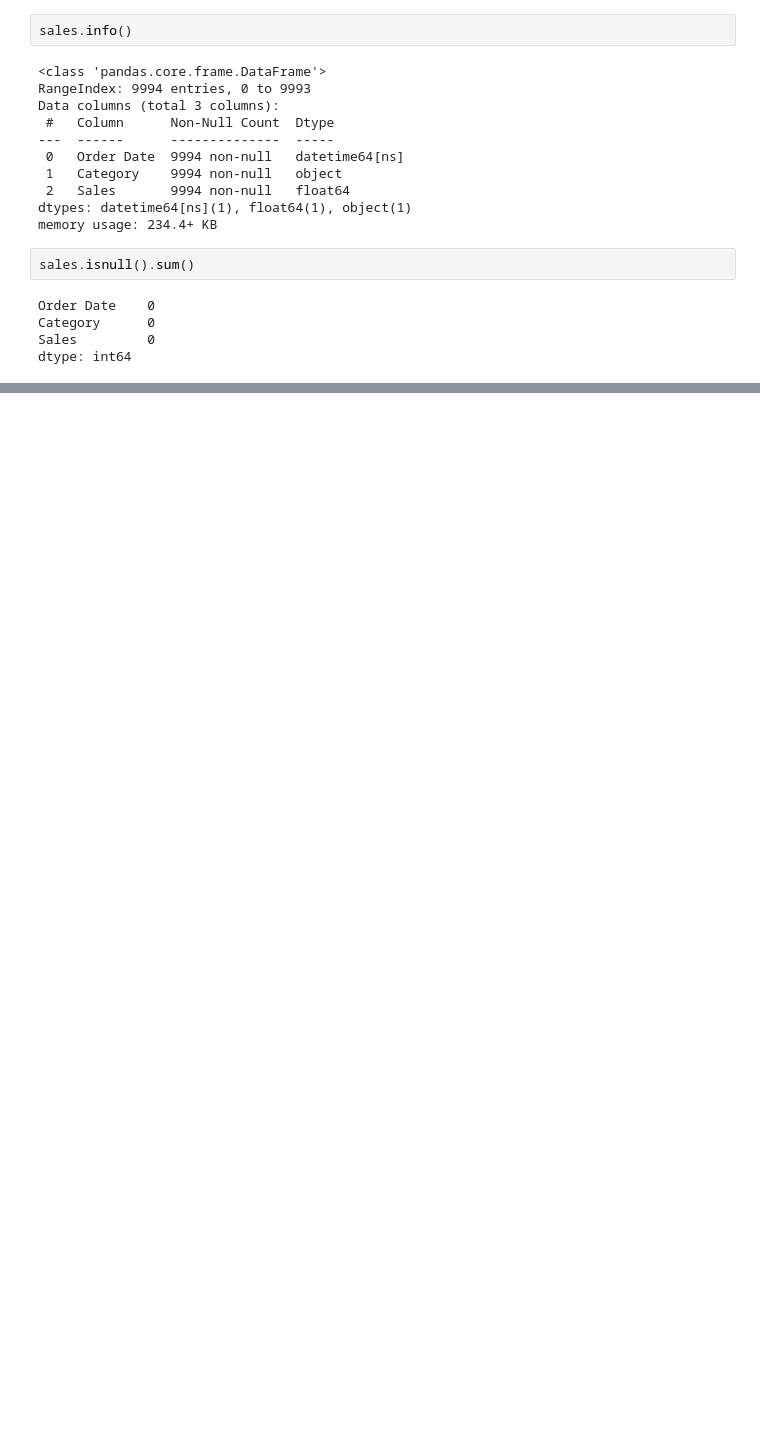
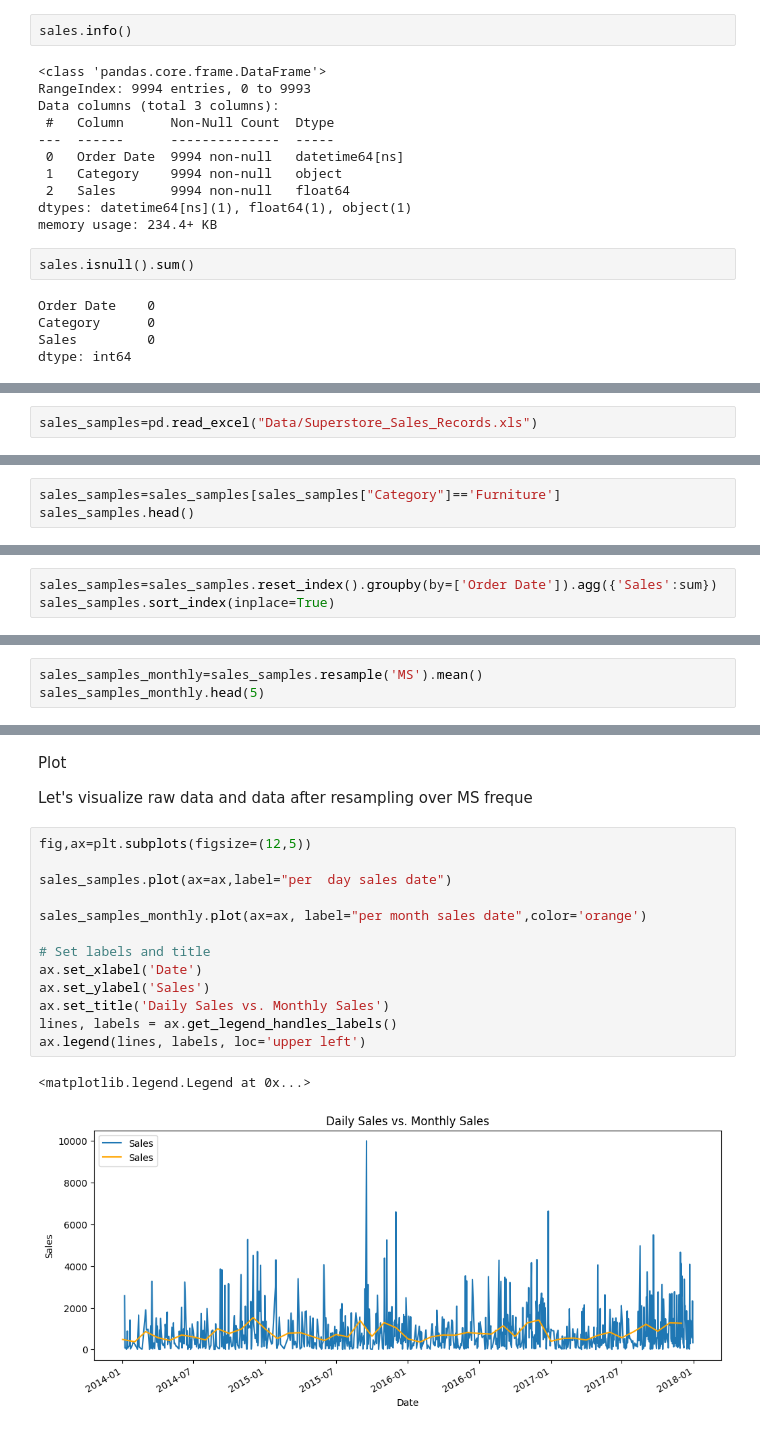
Before and after one commit to Suryasadasivam/Time_series_practice, a Jupyter notebook: Time_series_data_EDA.ipynb, the cells around one changed output, grey strips where cells are left out. Drawn from its saved outputs; the diff is of its cells as text; blank space fills up the shorter version.

```diff
--- a/Time_series_data_EDA.ipynb
+++ b/Time_series_data_EDA.ipynb
@@ -82,0 +138,2 @@ dtype: int64
+# %%
+sales_samples=pd.read_excel("Data/Superstore_Sales_Records.xls")
@@ -82,0 +142,3 @@ dtype: int64
+# %%
+sales_samples=sales_samples[sales_samples["Category"]=='Furniture']
+sales_samples.head()
@@ -82,0 +153,3 @@ dtype: int64
+# %%
+sales_samples=sales_samples.reset_index().groupby(by=['Order Date']).agg({'Sales':sum})
+sales_samples.sort_index(inplace=True)
@@ -82,0 +170,3 @@ dtype: int64
+# %%
+sales_samples_monthly=sales_samples.resample('MS').mean()
+sales_samples_monthly.head(5)
@@ -82,0 +181,20 @@ dtype: int64
+# %% [markdown]
+Plot
+
+Let's visualize raw data and data after resampling over MS freque
+# %%
+fig,ax=plt.subplots(figsize=(12,5))
+
+sales_samples.plot(ax=ax,label="per  day sales date")
+
+sales_samples_monthly.plot(ax=ax, label="per month sales date",color='orange')
+
+# Set labels and title
+ax.set_xlabel('Date')
+ax.set_ylabel('Sales')
+ax.set_title('Daily Sales vs. Monthly Sales')
+lines, labels = ax.get_legend_handles_labels()
+ax.legend(lines, labels, loc='upper left')
+# %% [output]
+<matplotlib.legend.Legend at 0x...>
+[figure, added]
```
Also changed, not shown: parts of 22 cells of this notebook.
